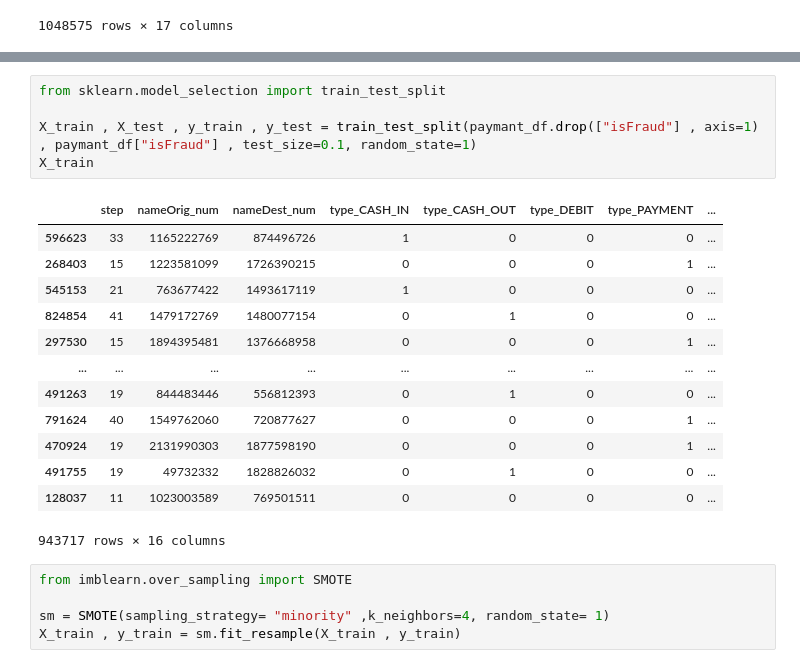
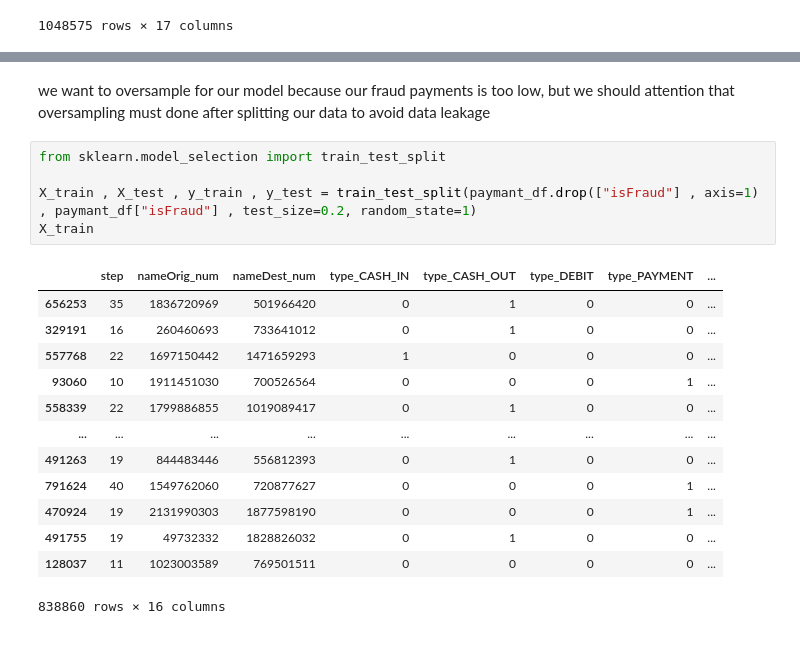
Before and after one commit to mobinmadani8/Online_Payments_Fraud_Detection, a Jupyter notebook: notebook/main.ipynb, the cells around one changed output, grey strips where cells are left out. Drawn from its saved outputs; the diff is of its cells as text.

```diff
--- a/notebook/main.ipynb
+++ b/notebook/main.ipynb
@@ -155,24 +150,21 @@ paymant_df["isFraud"].value_counts().plot(kind= "pie", autopct = '%1.2f%%')
+# %% [markdown]
+we want to oversample for our model because our fraud payments is too low, but we should attention that oversampling must done after splitting our data to avoid data leakage
 # %%
 from sklearn.model_selection import train_test_split
 
-X_train , X_test , y_train , y_test = train_test_split(paymant_df.drop(["isFraud"] , axis=1) , paymant_df["isFraud"] , test_size=0.1, random_state=1)
+X_train , X_test , y_train , y_test = train_test_split(paymant_df.drop(["isFraud"] , axis=1) , paymant_df["isFraud"] , test_size=0.2, random_state=1)
 X_train
 # %% [output]
 |  | step | nameOrig_num | nameDest_num | type_CASH_IN | type_CASH_OUT | type_DEBIT | type_PAYMENT | ... |
-| 596623 | 33 | 1165222769 | 874496726 | 1 | 0 | 0 | 0 | ... |
-| 268403 | 15 | 1223581099 | 1726390215 | 0 | 0 | 0 | 1 | ... |
-| 545153 | 21 | 763677422 | 1493617119 | 1 | 0 | 0 | 0 | ... |
-| 824854 | 41 | 1479172769 | 1480077154 | 0 | 1 | 0 | 0 | ... |
-| 297530 | 15 | 1894395481 | 1376668958 | 0 | 0 | 0 | 1 | ... |
+| 656253 | 35 | 1836720969 | 501966420 | 0 | 1 | 0 | 0 | ... |
+| 329191 | 16 | 260460693 | 733641012 | 0 | 1 | 0 | 0 | ... |
+| 557768 | 22 | 1697150442 | 1471659293 | 1 | 0 | 0 | 0 | ... |
+| 93060 | 10 | 1911451030 | 700526564 | 0 | 0 | 0 | 1 | ... |
+| 558339 | 22 | 1799886855 | 1019089417 | 0 | 1 | 0 | 0 | ... |
 | ... | ... | ... | ... | ... | ... | ... | ... | ... |
 | 491263 | 19 | 844483446 | 556812393 | 0 | 1 | 0 | 0 | ... |
 | 791624 | 40 | 1549762060 | 720877627 | 0 | 0 | 0 | 1 | ... |
 | 470924 | 19 | 2131990303 | 1877598190 | 0 | 0 | 0 | 1 | ... |
 | 491755 | 19 | 49732332 | 1828826032 | 0 | 1 | 0 | 0 | ... |
 | 128037 | 11 | 1023003589 | 769501511 | 0 | 0 | 0 | 0 | ... |
-943717 rows × 16 columns
+838860 rows × 16 columns
-# %%
-from imblearn.over_sampling import SMOTE
-
-sm = SMOTE(sampling_strategy= "minority" ,k_neighbors=4, random_state= 1)
-X_train , y_train = sm.fit_resample(X_train , y_train)
```
Also changed, not shown: parts of 6 cells of this notebook.
